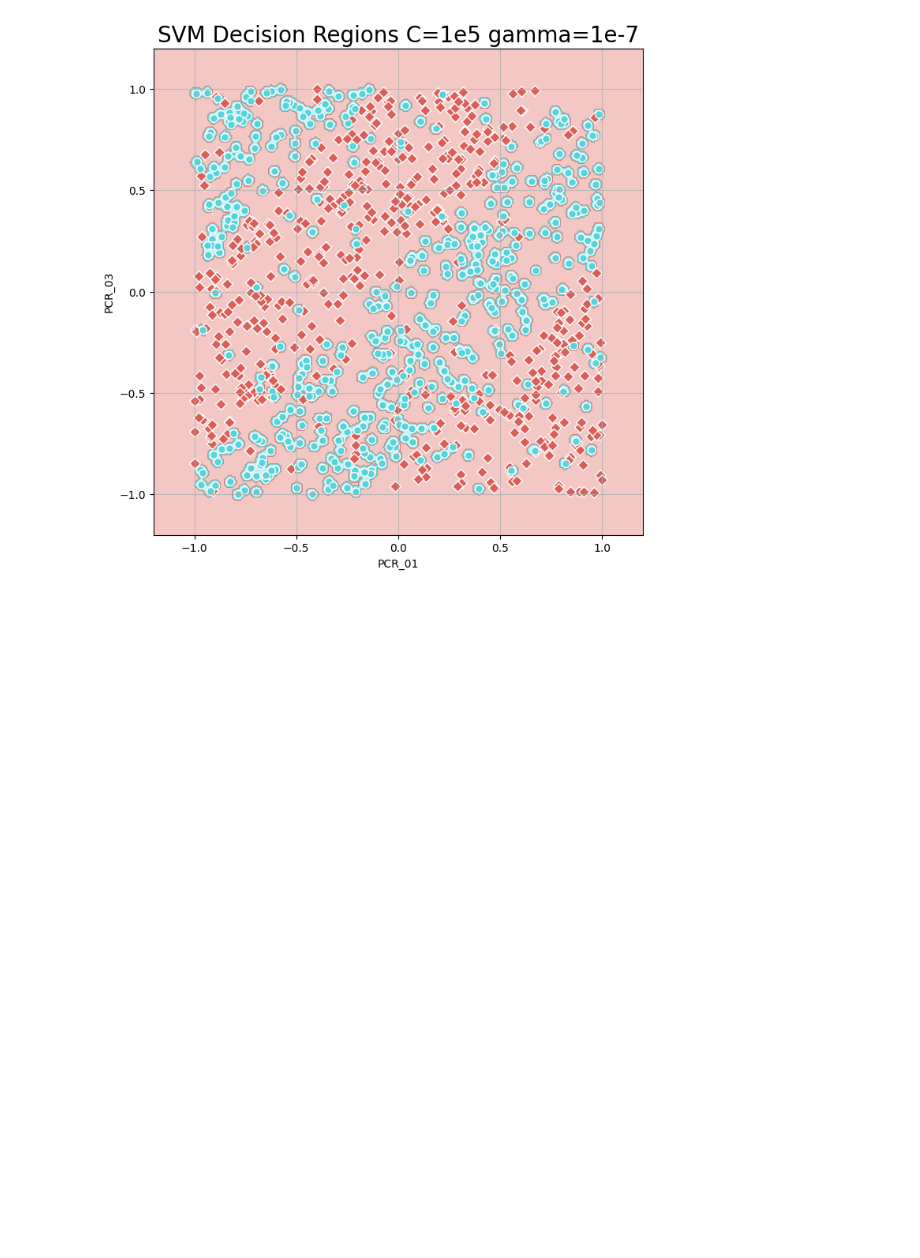
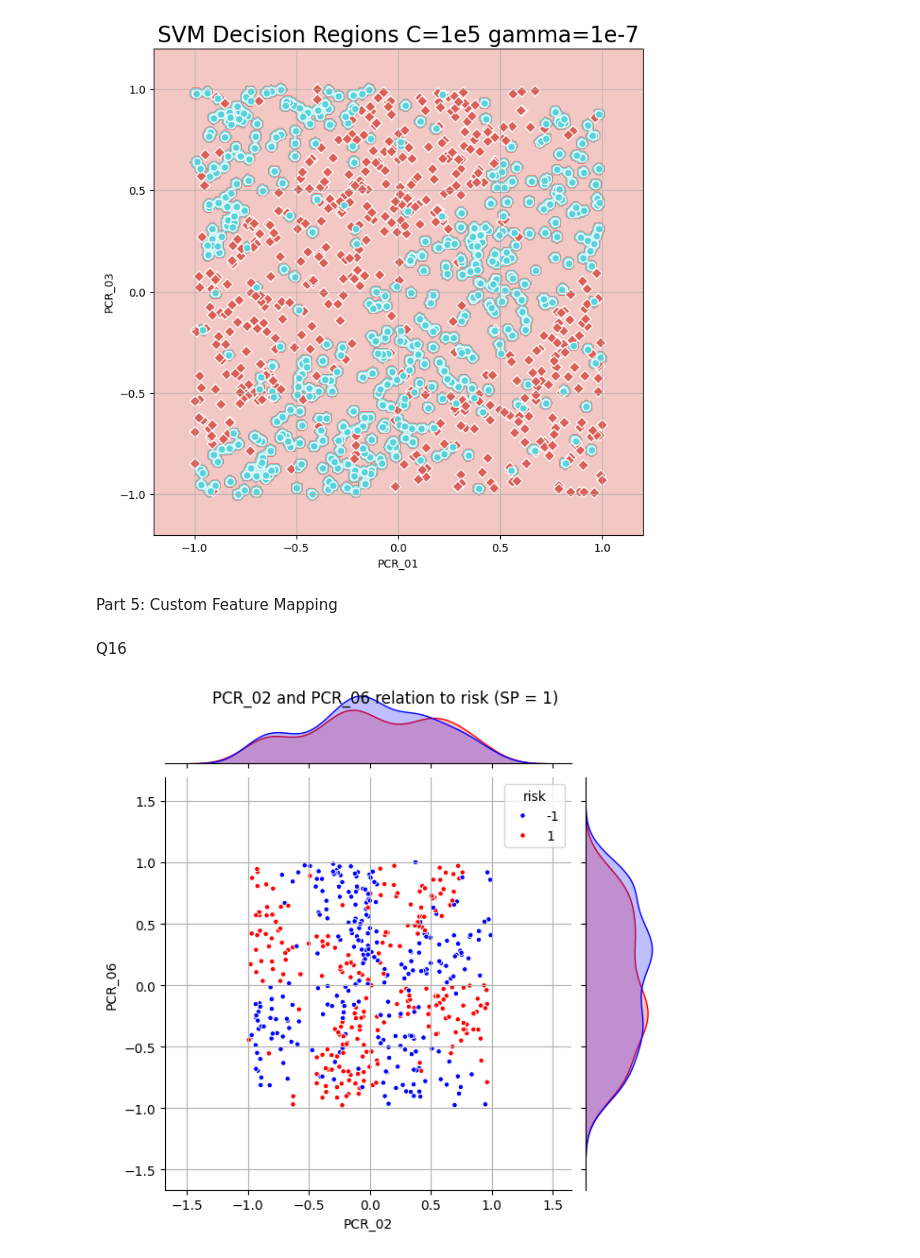
Before and after one commit to YonatanRozen/IML_MAJOR2, a Jupyter notebook: Major_HW2.ipynb, the cells around one changed output. Drawn from its saved outputs; the diff is of its cells as text; code cells hidden in the pictures; blank space fills up the shorter version.

```diff
--- a/Major_HW2.ipynb
+++ b/Major_HW2.ipynb
@@ -617,3 +473,25 @@ visualize_clf(clf, temp_df[['PCR_01', 'PCR_03']], train_df_preprocessed['spread'
 Training accuracy is:  1.0
 Test accuracy is:  0.64
 [figure]
+# %% [markdown]
+Part 5: Custom Feature Mapping
+# %% [markdown]
+Q16
+# %%
+# Filter train data according to the special property and select features PCR_02 and PCR_06 along with the risk label
+temp_data_train = train_df_preprocessed[train_df_preprocessed['SpecialProperty'] == -1]
+temp_data_train = temp_data_train[['PCR_02', 'PCR_06', 'risk']]
+# Filter test data according to the special property and select features PCR_02 and PCR_06 along with the risk label
+temp_data_test = test_df_preprocessed[test_df_preprocessed['SpecialProperty'] == -1]
+temp_data_test = temp_data_test[['PCR_02', 'PCR_06', 'risk']]
+
+# Define a custom color palette
+custom_palette = ['blue', 'red']
+goinplot = sns.jointplot(data=temp_data_train, x='PCR_02', y='PCR_06', hue='risk', palette=custom_palette, marker='.', s=60)
+goinplot.ax_joint.grid(True)
+goinplot.set_axis_labels(xlabel="PCR_02", ylabel="PCR_06")
+goinplot.ax_joint.legend(title='risk')
+goinplot.figure.suptitle("PCR_02 and PCR_06 relation to risk (SP = 1)")
+plt.show()
+# %% [output]
+[figure, added]
```
Also changed, not shown: parts of 11 cells of this notebook, 2 other files.
